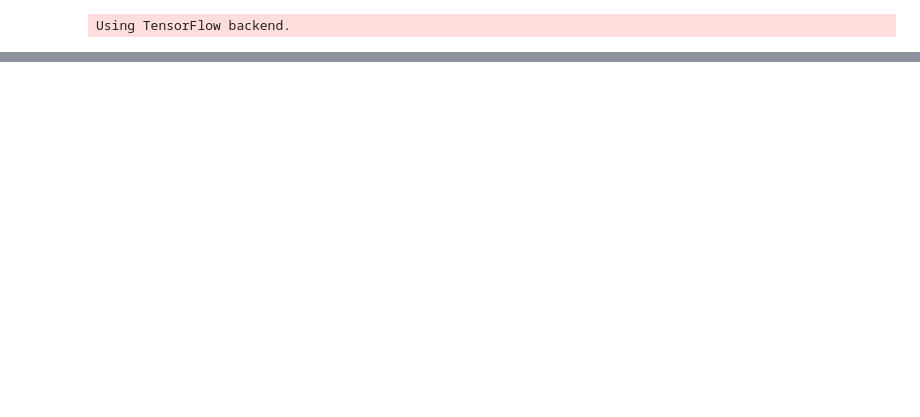
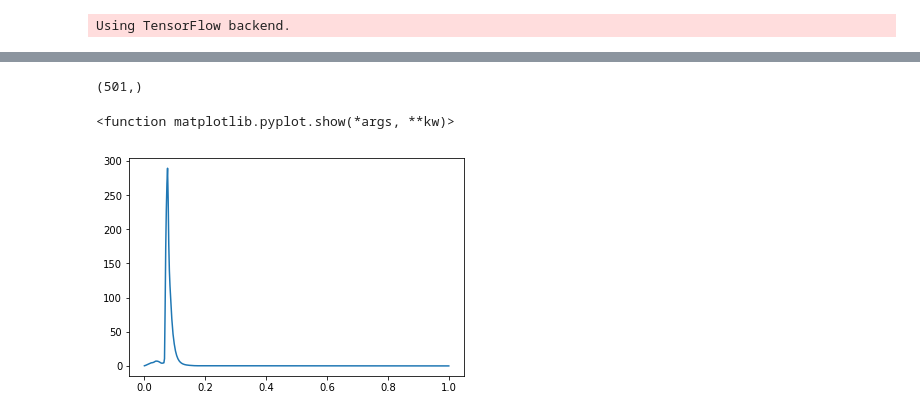
Before and after one commit to uqyge/combustionML, a Jupyter notebook: FPV_ANN/notebooks/load_exist_model.ipynb, the cells around one changed output, grey strips where cells are left out. Drawn from its saved outputs; the diff is of its cells as text; code cells hidden in the pictures; blank space fills up the shorter version.

```diff
--- a/FPV_ANN/notebooks/load_exist_model.ipynb
+++ b/FPV_ANN/notebooks/load_exist_model.ipynb
@@ -531,0 +912,11 @@ student_model.save('student.h5')
+# %%
+n_res = 501
+pv_level = 0.996
+f_1 = np.linspace(0,1,n_res)
+z_1 = np.zeros(n_res)
+pv_1 = np.ones(n_res)*pv_level
+case_1 = np.vstack((f_1,z_1,pv_1))
+# case_1 = np.vstack((pv_1,z_1,f_1))
+
+case_1 = case_1.T
+case_1.shape
@@ -531,0 +925,5 @@ student_model.save('student.h5')
+# %%
+out=out_scaler.inverse_transform(model.predict(case_1))
+out=pd.DataFrame(out,columns=labels)
+sp='PVs'
+out.head()
@@ -531,0 +937,12 @@ student_model.save('student.h5')
+# %%
+table_val=df[(df.pv==pv_level) & (df.zeta==0)][sp]
+table_val.shape
+# %% [output]
+(501,)
+# %%
+import matplotlib.pyplot as plt
+plt.plot(f_1,table_val)
+plt.show
+# %% [output]
+<function matplotlib.pyplot.show(*args, **kw)>
+[figure, added]
```
Also changed, not shown: parts of 27 cells of this notebook, 3 other files.
